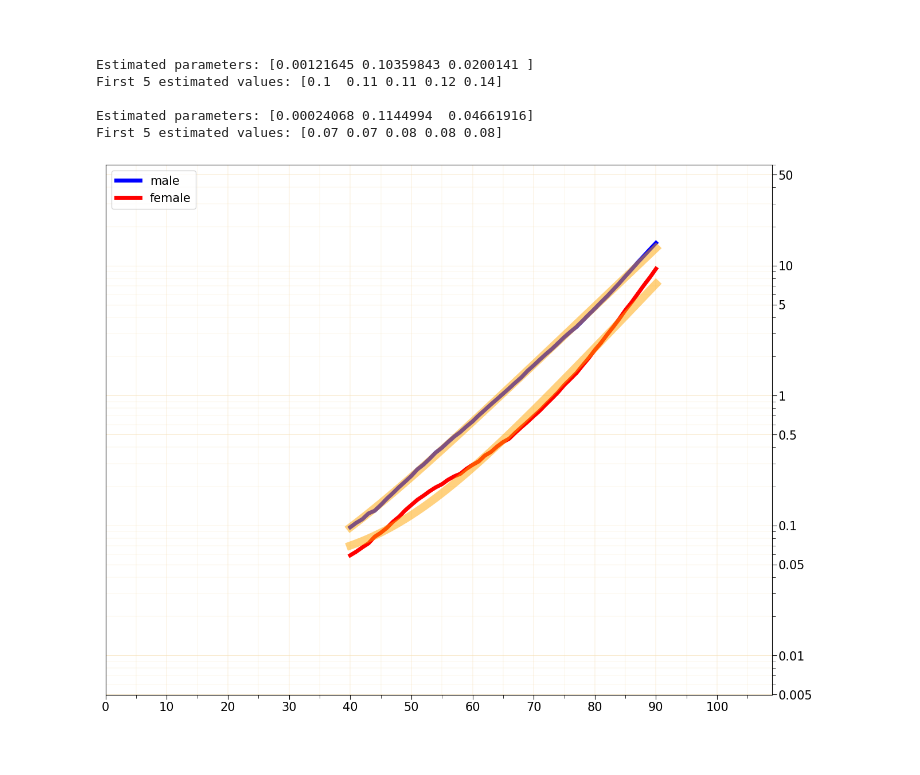
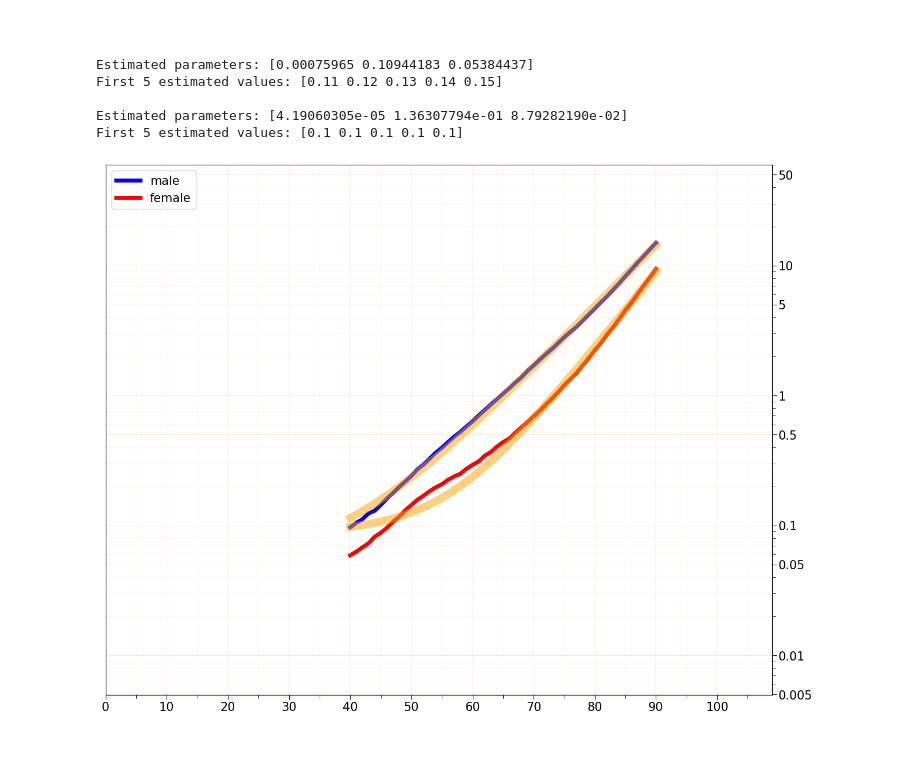
Before and after one commit to Lady3mlnm/Mini-programs-for-calculation-of-life-expectancy-in-countries, a Jupyter notebook: z_auxiliary_scripts/experiments_with_approximation.ipynb, the cells around one changed output. Saved outputs shown, nothing was run; the diff lists cells and outputs as text; code cells hidden in the pictures.

```diff
--- a/z_auxiliary_scripts/experiments_with_approximation.ipynb
+++ b/z_auxiliary_scripts/experiments_with_approximation.ipynb
@@ -188,40 +188,40 @@ def create_chart_log_weights(df):
     range_start = 40
     range_end = 90
 
     # Generate x-values for the considered interval
     x = np.linspace(range_start, range_end, range_end-range_start+1)
 
     # Code that creates approximated y-values and draws charts for male and female separately
     for group in ['male', 'female']:
         y_originals = df.loc[group, x].values
-        # sigma = np.sqrt(y_originals)  # point weight is inversely proportional to the value, w ~ 1 / y
-        sigma = y_originals         # point weight is inversely proportional to the square of the value, w ~ 1 / y²
+        sigma = np.sqrt(y_originals)  # point weight is inversely proportional to the value, w ~ 1 / y
+        # sigma = y_originals         # point weight is inversely proportional to the square of the value, w ~ 1 / y²
         coefs, _ = curve_fit(gompertz_makeham, x, y_originals, p0=[1e-4, 0.10, 0.0005],
                              sigma=sigma, absolute_sigma=False)  #maxfev = 100_000
         print("Estimated parameters:", coefs)
         y_approximated = gompertz_makeham(x, *coefs)
         print("First 5 estimated values:", y_approximated[:5].round(2))
         plt.plot(x, y_approximated, color='orange', linewidth=10, alpha=0.5, zorder=101)
         print()
 
     for i, gr in enumerate(df.index.to_list()):
         ser = df.loc[gr]
         plt.plot(ser, color=dd_display[gr].color, linestyle=dd_display[gr].style,
                  linewidth=dd_display[gr].width, label=dd_display[gr].name, zorder=100-i)
 
     plt.legend(loc='upper left', fontsize=15)
 
     plt.show()
 
 
 create_chart_log_weights(df)
 # %% [output]
-Estimated parameters: [0.00121645 0.10359843 0.0200141 ]
-First 5 estimated values: [0.1  0.11 0.11 0.12 0.14]
+Estimated parameters: [0.00075965 0.10944183 0.05384437]
+First 5 estimated values: [0.11 0.12 0.13 0.14 0.15]
 
-Estimated parameters: [0.00024068 0.1144994  0.04661916]
-First 5 estimated values: [0.07 0.07 0.08 0.08 0.08]
+Estimated parameters: [4.19060305e-05 1.36307794e-01 8.79282190e-02]
+First 5 estimated values: [0.1 0.1 0.1 0.1 0.1]
-[figure, old version]
+[figure, new version]
 # %% [markdown]
 <br>
 # %%
```
